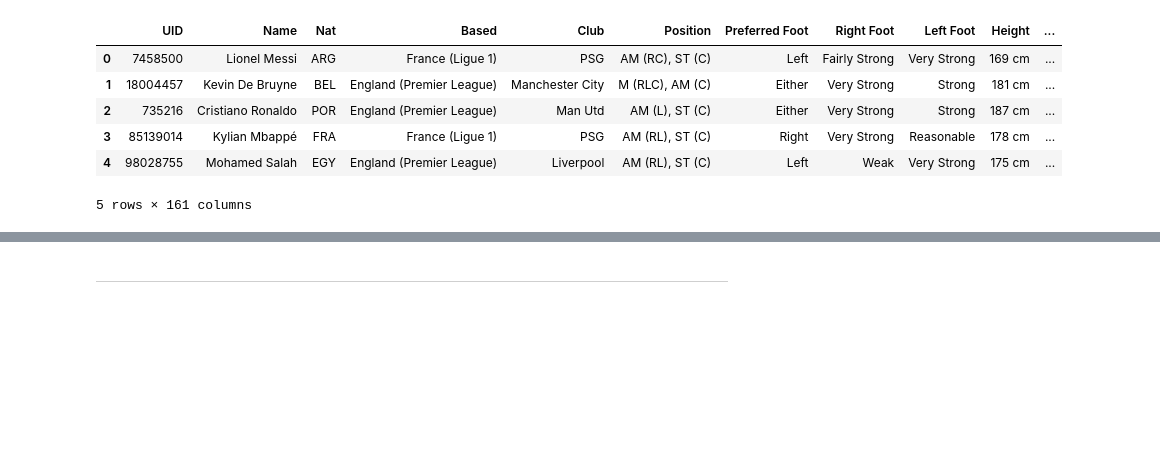
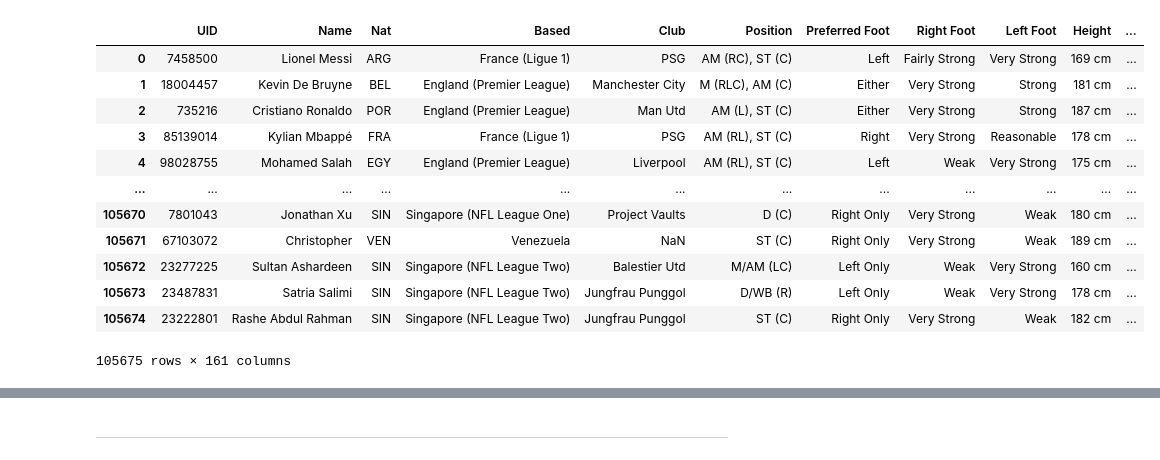
Before and after one commit to arslan-enes/FM-Recommender, a Jupyter notebook: roles_test.ipynb, the cells around one changed output, grey strips where cells are left out. Cells and saved outputs as stored; diff of their text form; code cells hidden in the pictures; blank space fills up the shorter version.

```diff
--- a/roles_test.ipynb
+++ b/roles_test.ipynb
@@ -6,12 +7,18 @@ from key_features import *
 # %%
 fm = pd.read_csv('data/fm_04092022.csv')
 # %%
-fm.head()
+fm
 # %% [output]
 |  | UID | Name | Nat | Based | Club | Position | Preferred Foot | Right Foot | Left Foot | Height | ... |
 | 0 | 7458500 | Lionel Messi | ARG | France (Ligue 1) | PSG | AM (RC), ST (C) | Left | Fairly Strong | Very Strong | 169 cm | ... |
 | 1 | 18004457 | Kevin De Bruyne | BEL | England (Premier League) | Manchester City | M (RLC), AM (C) | Either | Very Strong | Strong | 181 cm | ... |
 | 2 | 735216 | Cristiano Ronaldo | POR | England (Premier League) | Man Utd | AM (L), ST (C) | Either | Very Strong | Strong | 187 cm | ... |
 | 3 | 85139014 | Kylian Mbappé | FRA | France (Ligue 1) | PSG | AM (RL), ST (C) | Right | Very Strong | Reasonable | 178 cm | ... |
 | 4 | 98028755 | Mohamed Salah | EGY | England (Premier League) | Liverpool | AM (RL), ST (C) | Left | Weak | Very Strong | 175 cm | ... |
+| ... | ... | ... | ... | ... | ... | ... | ... | ... | ... | ... | ... |
+| 105670 | 7801043 | Jonathan Xu | SIN | Singapore (NFL League One) | Project Vaults | D (C) | Right Only | Very Strong | Weak | 180 cm | ... |
+| 105671 | 67103072 | Christopher | VEN | Venezuela | NaN | ST (C) | Right Only | Very Strong | Weak | 189 cm | ... |
+| 105672 | 23277225 | Sultan Ashardeen | SIN | Singapore (NFL League Two) | Balestier Utd | M/AM (LC) | Left Only | Weak | Very Strong | 160 cm | ... |
+| 105673 | 23487831 | Satria Salimi | SIN | Singapore (NFL League Two) | Jungfrau Punggol | D/WB (R) | Left Only | Weak | Very Strong | 178 cm | ... |
+| 105674 | 23222801 | Rashe Abdul Rahman | SIN | Singapore (NFL League Two) | Jungfrau Punggol | ST (C) | Right Only | Very Strong | Weak | 182 cm | ... |
-5 rows × 161 columns
+105675 rows × 161 columns
```
Also changed, not shown: parts of 22 cells of this notebook, 1 other file.
